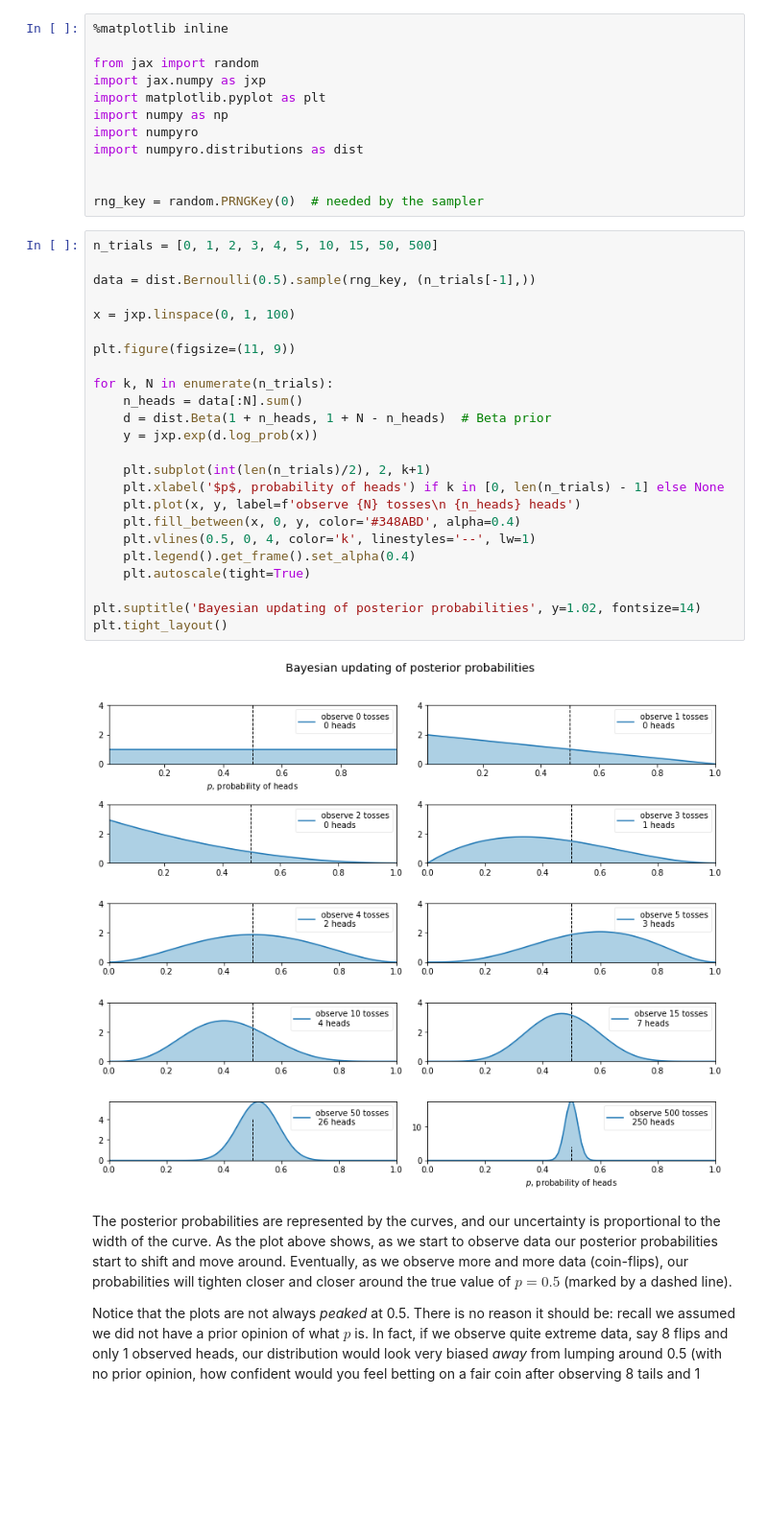
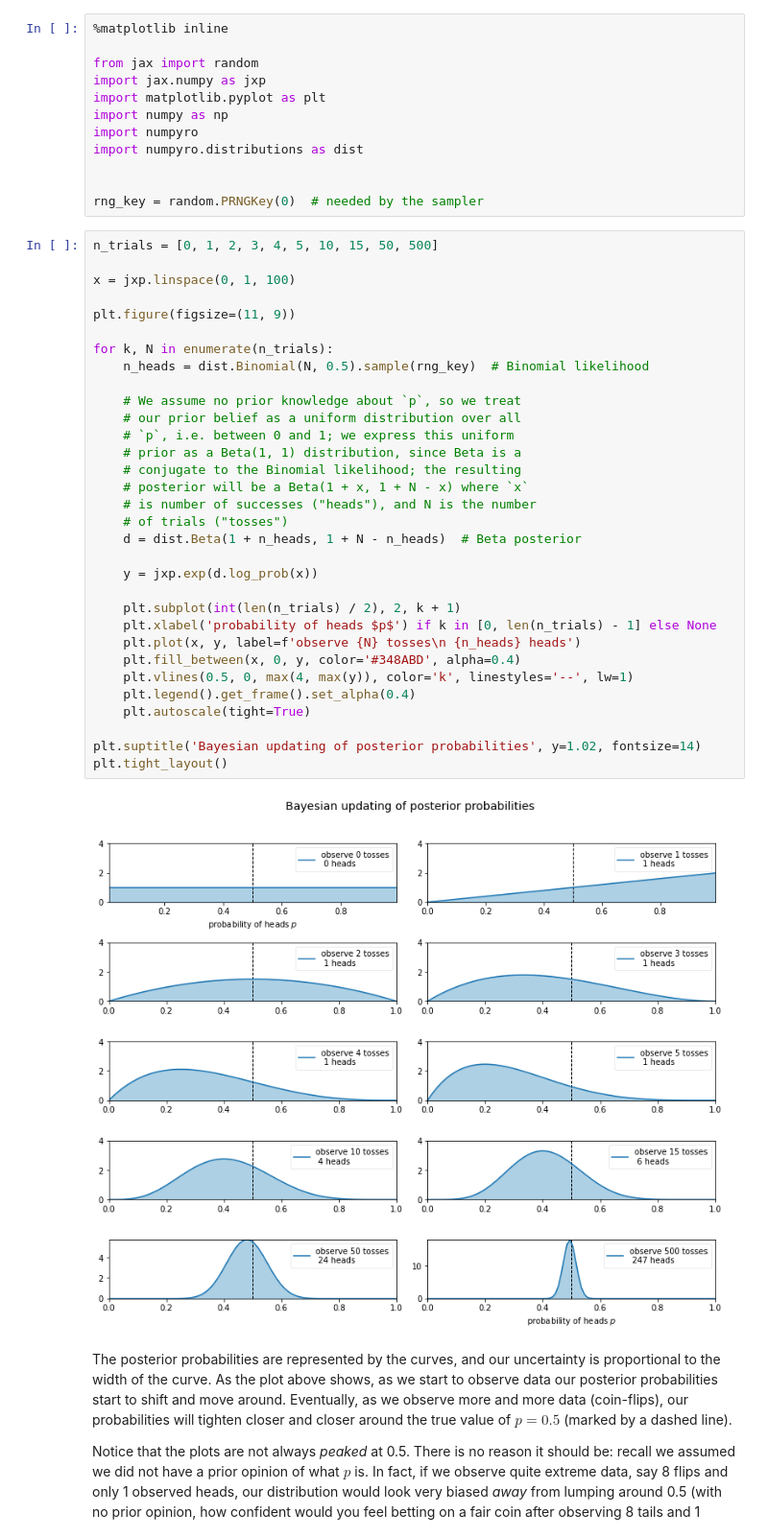
Before and after one commit to acatovic/Probabilistic-Programming-and-Bayesian-Methods-for-Hackers, a Jupyter notebook: Chapter1_Introduction/Ch1_Introduction_NumPyro.ipynb, the cells around one changed output. Shown: that part at 96% size. Saved outputs shown, nothing was run; the diff lists cells and outputs as text; blank space fills up the shorter version.

```diff
--- a/Chapter1_Introduction/Ch1_Introduction_NumPyro.ipynb
+++ b/Chapter1_Introduction/Ch1_Introduction_NumPyro.ipynb
@@ -97,30 +97,38 @@ import numpyro.distributions as dist
 rng_key = random.PRNGKey(0)  # needed by the sampler
 # %%
 n_trials = [0, 1, 2, 3, 4, 5, 10, 15, 50, 500]
-
-data = dist.Bernoulli(0.5).sample(rng_key, (n_trials[-1],))
 
 x = jxp.linspace(0, 1, 100)
 
 plt.figure(figsize=(11, 9))
 
 for k, N in enumerate(n_trials):
-    n_heads = data[:N].sum()
-    d = dist.Beta(1 + n_heads, 1 + N - n_heads)  # Beta prior
+    n_heads = dist.Binomial(N, 0.5).sample(rng_key)  # Binomial likelihood
+
+    # We assume no prior knowledge about `p`, so we treat
+    # our prior belief as a uniform distribution over all
+    # `p`, i.e. between 0 and 1; we express this uniform
+    # prior as a Beta(1, 1) distribution, since Beta is a
+    # conjugate to the Binomial likelihood; the resulting
+    # posterior will be a Beta(1 + x, 1 + N - x) where `x`
+    # is number of successes ("heads"), and N is the number
+    # of trials ("tosses")
+    d = dist.Beta(1 + n_heads, 1 + N - n_heads)  # Beta posterior
+
     y = jxp.exp(d.log_prob(x))
 
-    plt.subplot(int(len(n_trials)/2), 2, k+1)
-    plt.xlabel('$p$, probability of heads') if k in [0, len(n_trials) - 1] else None
+    plt.subplot(int(len(n_trials) / 2), 2, k + 1)
+    plt.xlabel('probability of heads $p$') if k in [0, len(n_trials) - 1] else None
     plt.plot(x, y, label=f'observe {N} tosses\n {n_heads} heads')
     plt.fill_between(x, 0, y, color='#348ABD', alpha=0.4)
-    plt.vlines(0.5, 0, 4, color='k', linestyles='--', lw=1)
+    plt.vlines(0.5, 0, max(4, max(y)), color='k', linestyles='--', lw=1)
     plt.legend().get_frame().set_alpha(0.4)
     plt.autoscale(tight=True)
 
 plt.suptitle('Bayesian updating of posterior probabilities', y=1.02, fontsize=14)
 plt.tight_layout()
 # %% [output]
-[figure, old version]
+[figure, new version]
 # %% [markdown]
 The posterior probabilities are represented by the curves, and our uncertainty is proportional to the width of the curve. As the plot above shows, as we start to observe data our posterior probabilities start to shift and move around. Eventually, as we observe more and more data (coin-flips), our probabilities will tighten closer and closer around the true value of $p=0.5$ (marked by a dashed line).
 
```
Also changed, not shown: parts of 3 cells of this notebook.
